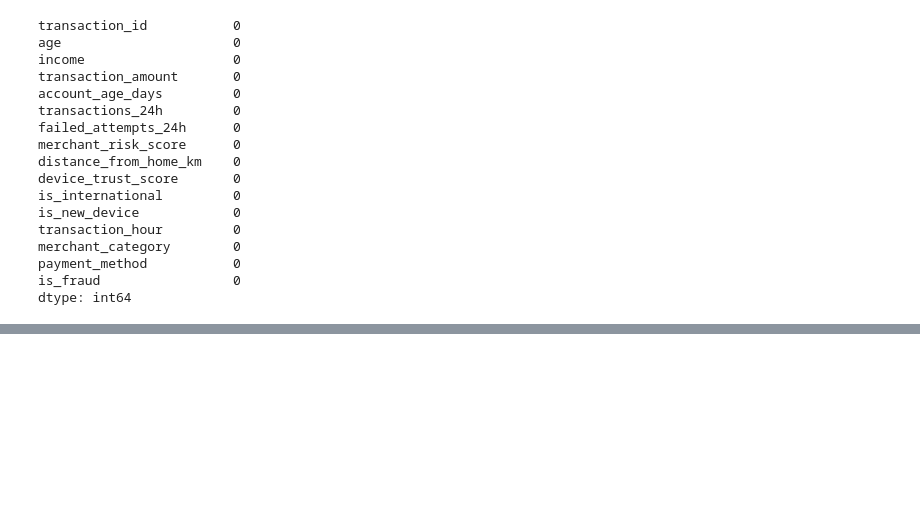
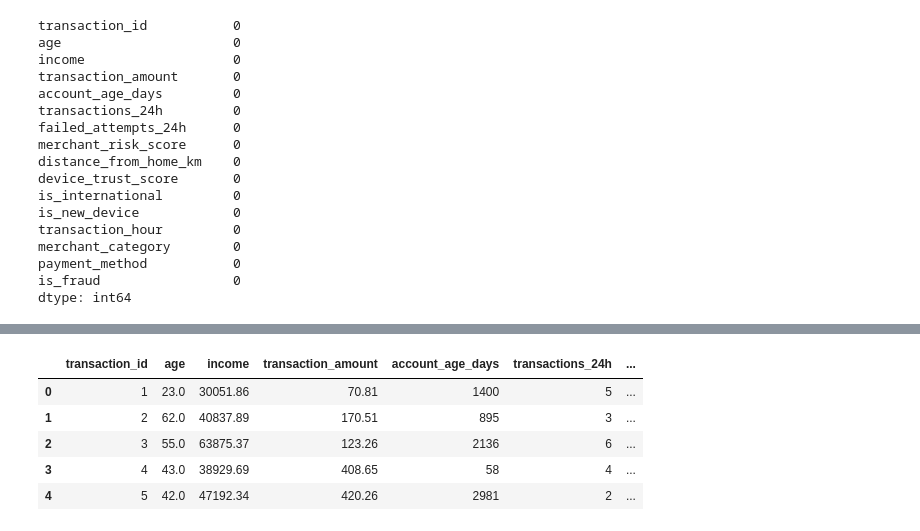
Before and after one commit to vishnu-pratap-singh/KPMG-ML-, a Jupyter notebook: fraud detection/credit_fraud_detection.ipynb, the cells around one changed output, grey strips where cells are left out. Cells and saved outputs as stored; diff of their text form; code cells hidden in the pictures; blank space fills up the shorter version.

```diff
--- a/fraud detection/credit_fraud_detection.ipynb
+++ b/fraud detection/credit_fraud_detection.ipynb
@@ -135,3 +141,7 @@ merchant_category        0
 payment_method           0
 is_fraud                 0
 dtype: int64
+# %%
+le =LabelEncoder()
+df['merchant_category']= le.fit_transform(df['merchant_category'])
+df['payment_method']= le.fit_transform(df['payment_method'])
@@ -137,0 +159,9 @@ dtype: int64
+# %%
+df.head()
+# %% [output]
+|  | transaction_id | age | income | transaction_amount | account_age_days | transactions_24h | ... |
+| 0 | 1 | 23.0 | 30051.86 | 70.81 | 1400 | 5 | ... |
+| 1 | 2 | 62.0 | 40837.89 | 170.51 | 895 | 3 | ... |
+| 2 | 3 | 55.0 | 63875.37 | 123.26 | 2136 | 6 | ... |
+| 3 | 4 | 43.0 | 38929.69 | 408.65 | 58 | 4 | ... |
+| 4 | 5 | 42.0 | 47192.34 | 420.26 | 2981 | 2 | ... |
```
Also changed, not shown: parts of 15 cells of this notebook, 2 other files.
